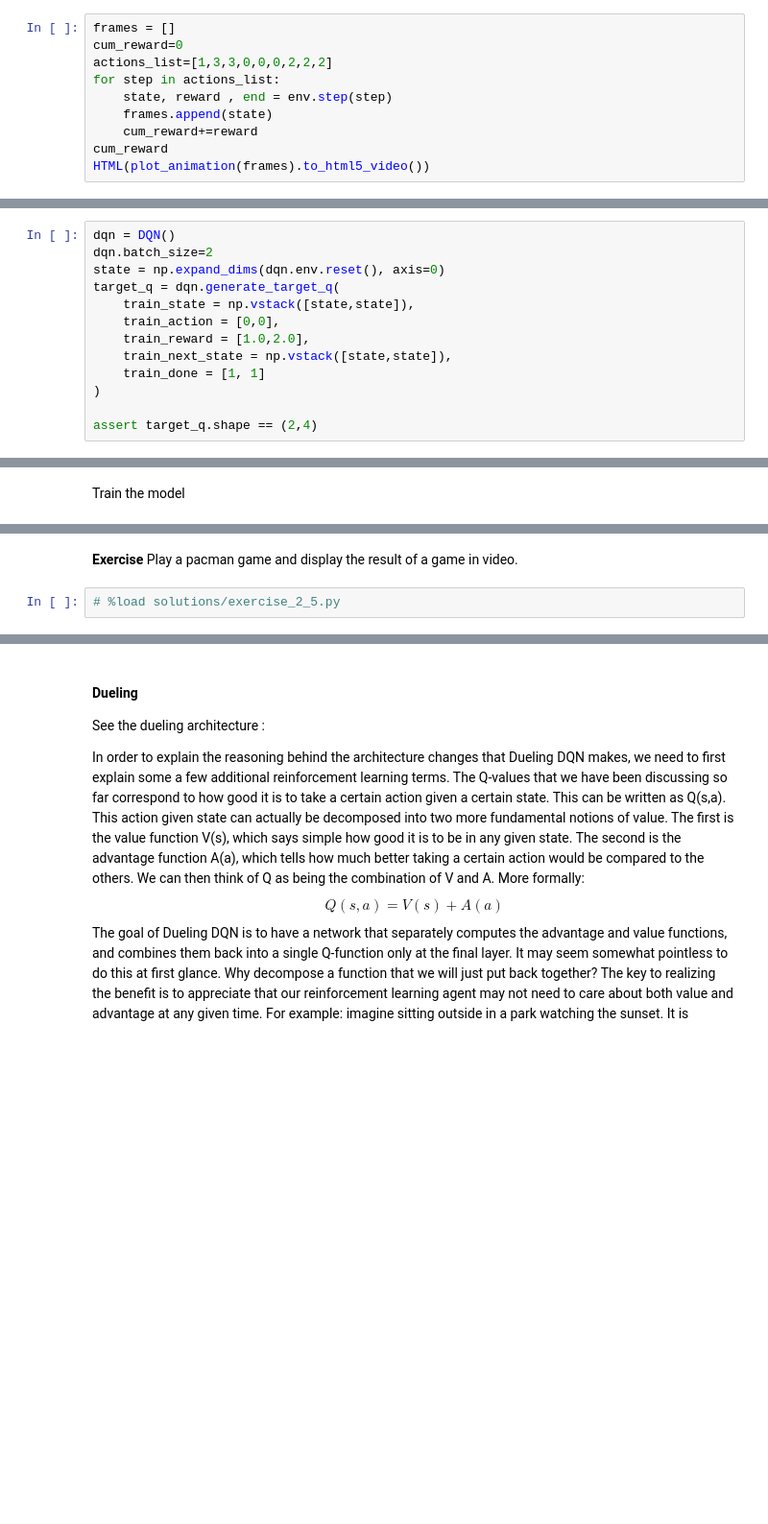
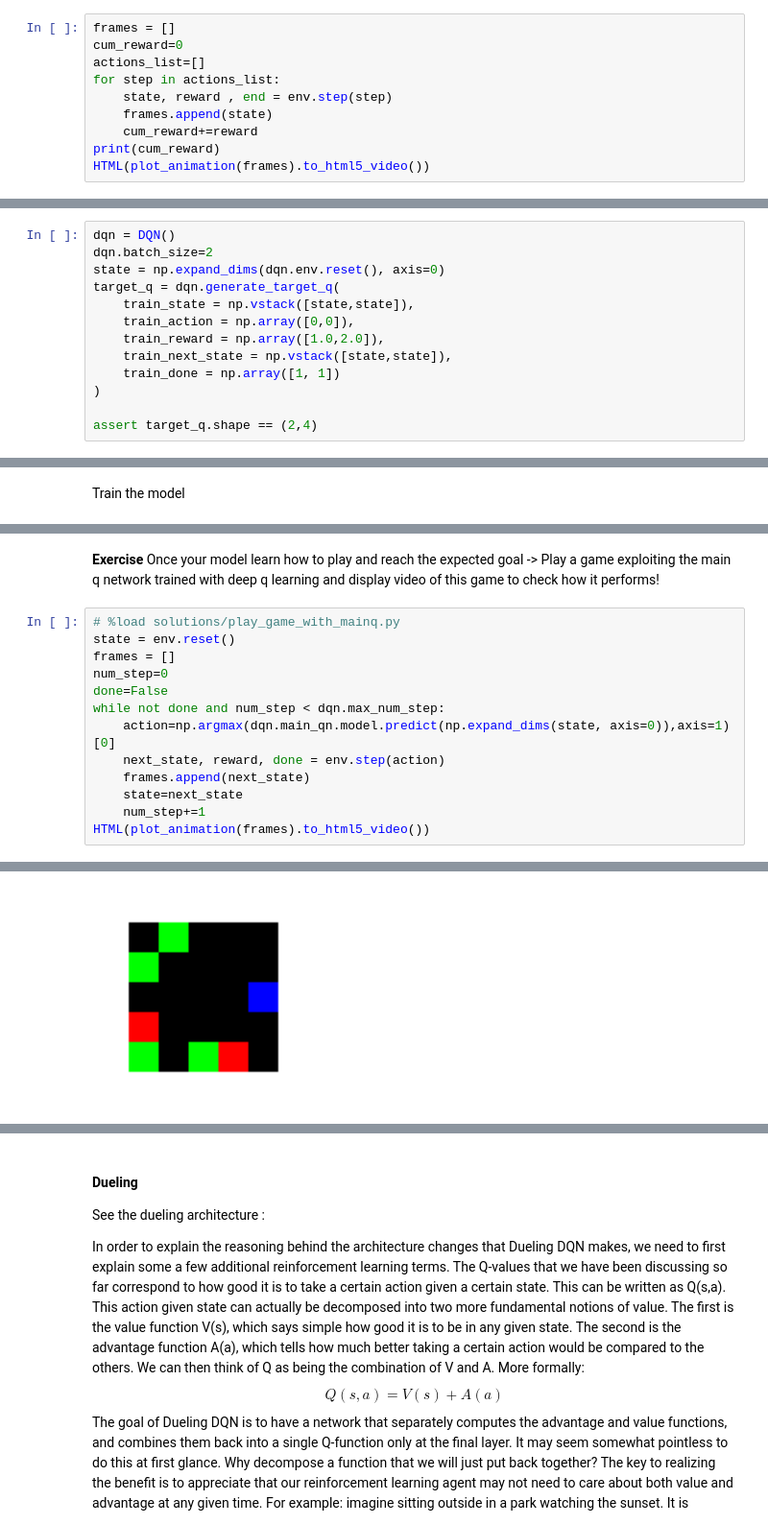
Before and after one commit to wikistat/AI-Frameworks, a Jupyter notebook: IntroductionDeepReinforcementLearning/Deep_Q_Learning.ipynb, the cells around one changed output, grey strips where cells are left out. Shown at 96% size. Drawn from its saved outputs; the diff is of its cells as text; blank space fills up the shorter version.

Commit message:
all exercise and solution first part dqn ok

```diff
--- a/IntroductionDeepReinforcementLearning/Deep_Q_Learning.ipynb
+++ b/IntroductionDeepReinforcementLearning/Deep_Q_Learning.ipynb
@@ -115,10 +94,10 @@ env = gameEnv(partial=False, size=5)
 # %%
 frames = []
 cum_reward=0
-actions_list=[1,3,3,0,0,0,2,2,2]
+actions_list=[]
 for step in actions_list:
     state, reward , end = env.step(step)
     frames.append(state)
     cum_reward+=reward
-cum_reward
+print(cum_reward)
 HTML(plot_animation(frames).to_html5_video())
@@ -528,10 +622,10 @@ dqn.batch_size=2
 state = np.expand_dims(dqn.env.reset(), axis=0)
 target_q = dqn.generate_target_q(
     train_state = np.vstack([state,state]),
-    train_action = [0,0],
-    train_reward = [1.0,2.0],
+    train_action = np.array([0,0]),
+    train_reward = np.array([1.0,2.0]),
     train_next_state = np.vstack([state,state]),
-    train_done = [1, 1]
+    train_done = np.array([1, 1])
 )
 
 assert target_q.shape == (2,4)
@@ -744,4 +845,16 @@ dqn.train()
-# %% [markdown]
-**Exercise** Play a pacman game and display the result of a game in video.
-# %%
-# %load solutions/exercise_2_5.py
+# %% [markdown]
+**Exercise** Once your model learn how to play and reach the expected goal -> Play a game exploiting the main q network trained with deep q learning and display video of this game to check how it performs!
+# %%
+# %load solutions/play_game_with_mainq.py
+state = env.reset()
+frames = []
+num_step=0
+done=False
+while not done and num_step < dqn.max_num_step:
+    action=np.argmax(dqn.main_qn.model.predict(np.expand_dims(state, axis=0)),axis=1)[0]
+    next_state, reward, done = env.step(action)
+    frames.append(next_state)
+    state=next_state
+    num_step+=1
+HTML(plot_animation(frames).to_html5_video())
+# %% [output]
@@ -748 +862,2 @@ dqn.train()
+[figure, added]
 # %% [markdown]
```
Also changed, not shown: parts of 41 cells of this notebook, 6 other files.
